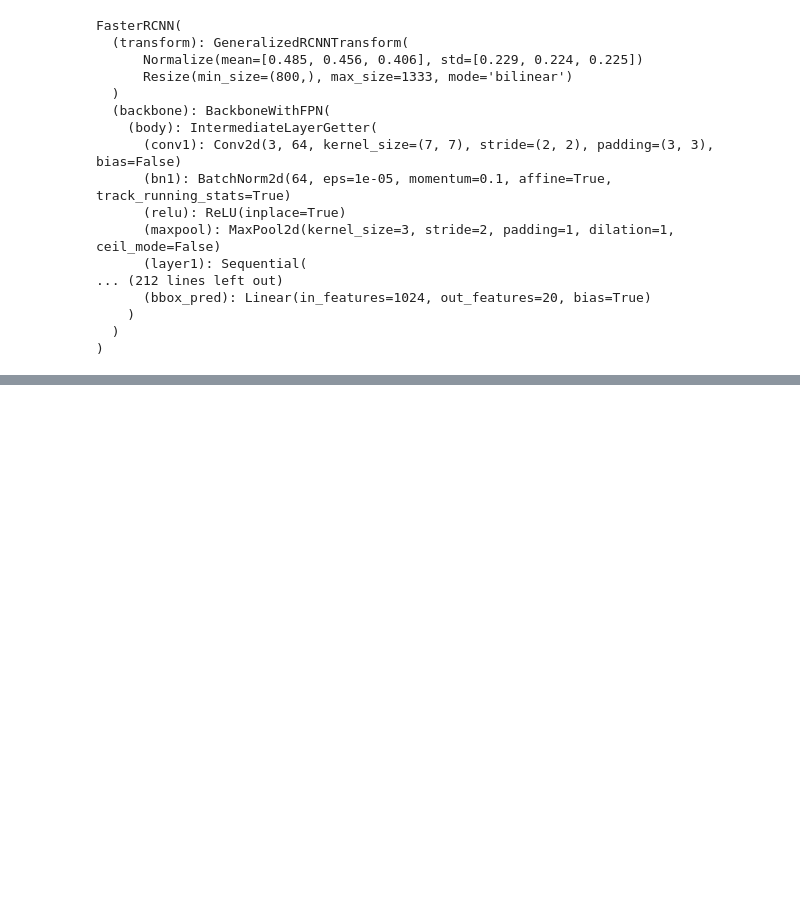
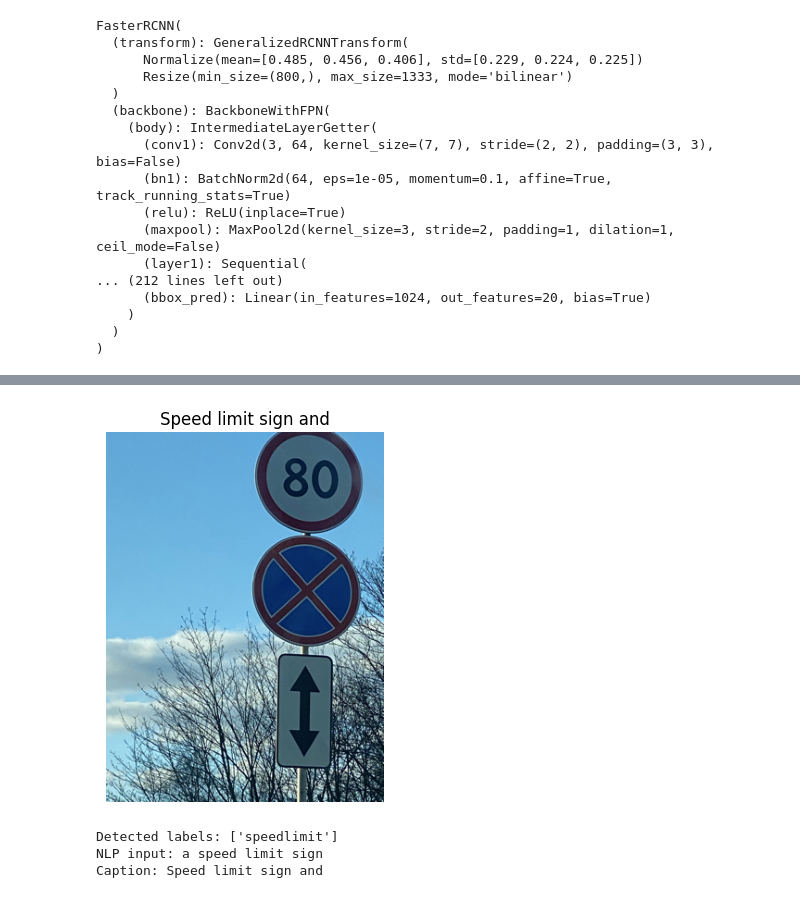
Before and after one commit to mereyybolat/Datasaur_QUATRO, a Jupyter notebook: cv.ipynb, the cells around one changed output, grey strips where cells are left out. Saved outputs shown, nothing was run; the diff lists cells and outputs as text; code cells hidden in the pictures; blank space fills up the shorter version.

```diff
--- a/cv.ipynb
+++ b/cv.ipynb
@@ -631,0 +1052,9 @@ torch.save(model.state_dict(), "cv_model.pth")
+# %%
+import random
+image_filename = random.choice(os.listdir(IMAGES_PATH))
+final_demo(image_filename)
+# %% [output]
+[figure, added]
+Detected labels: ['speedlimit']
+NLP input: a speed limit sign
+Caption: Speed limit sign and
```
Also changed, not shown: parts of 29 cells of this notebook.
